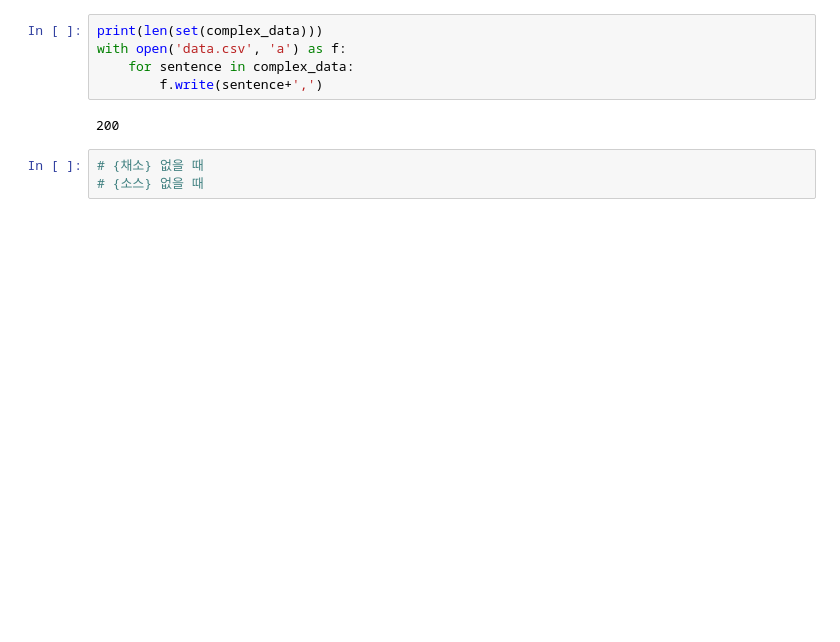
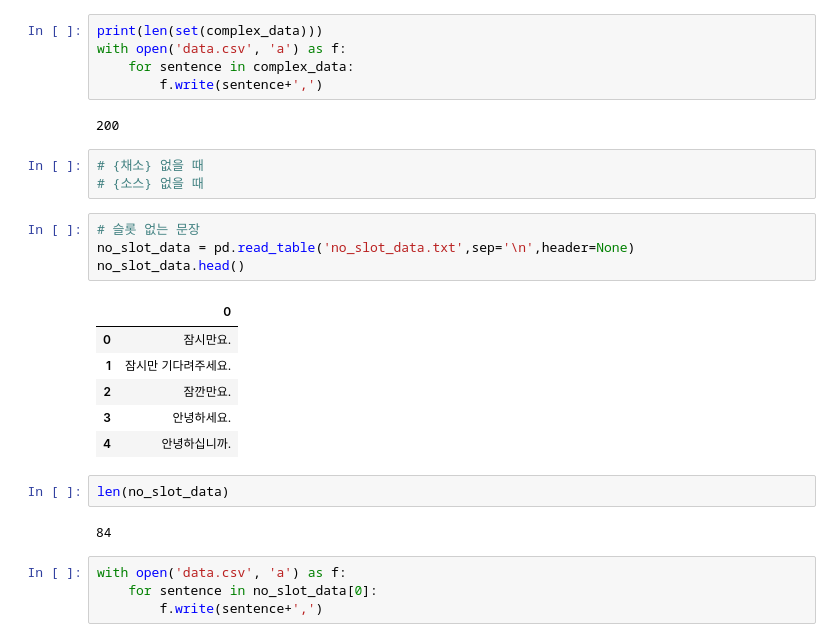
Before and after one commit to k151202/BERT_sandwich_order, a Jupyter notebook: data/data_gen.ipynb, the cells around one changed output. Drawn from its saved outputs; the diff is of its cells as text; blank space fills up the shorter version.

```diff
--- a/data/data_gen.ipynb
+++ b/data/data_gen.ipynb
@@ -750,3 +750,22 @@ with open('data.csv', 'a') as f:
 # %%
 # {채소} 없을 때
 # {소스} 없을 때
+# %%
+# 슬롯 없는 문장
+no_slot_data = pd.read_table('no_slot_data.txt',sep='\n',header=None)
+no_slot_data.head()
+# %% [output]
+|  | 0 |
+| 0 | 잠시만요. |
+| 1 | 잠시만 기다려주세요. |
+| 2 | 잠깐만요. |
+| 3 | 안녕하세요. |
+| 4 | 안녕하십니까. |
+# %%
+len(no_slot_data)
+# %% [output]
+84
+# %%
+with open('data.csv', 'a') as f:
+    for sentence in no_slot_data[0]:
+        f.write(sentence+',')
```
Also changed, not shown: 2 other files.
